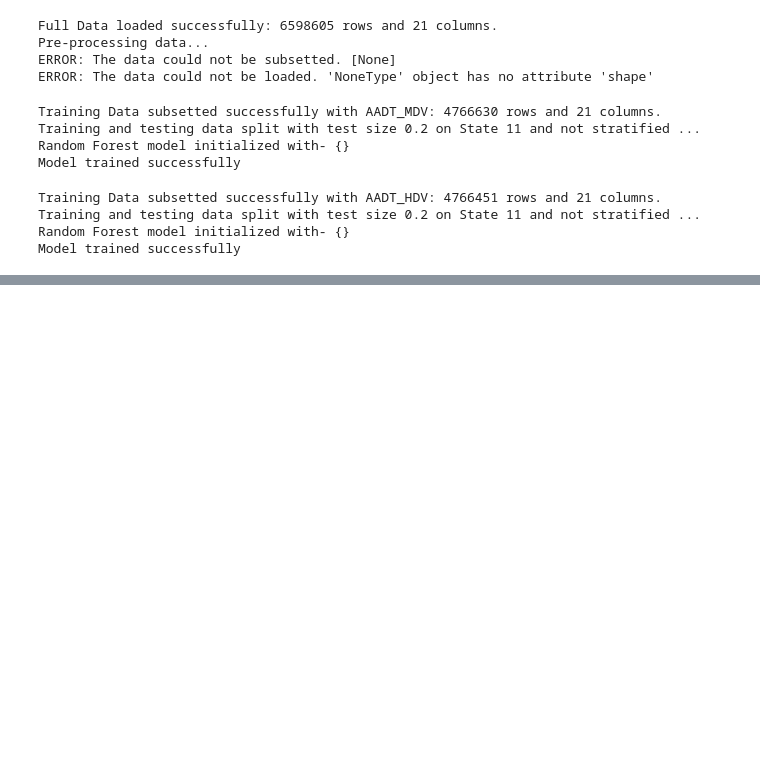
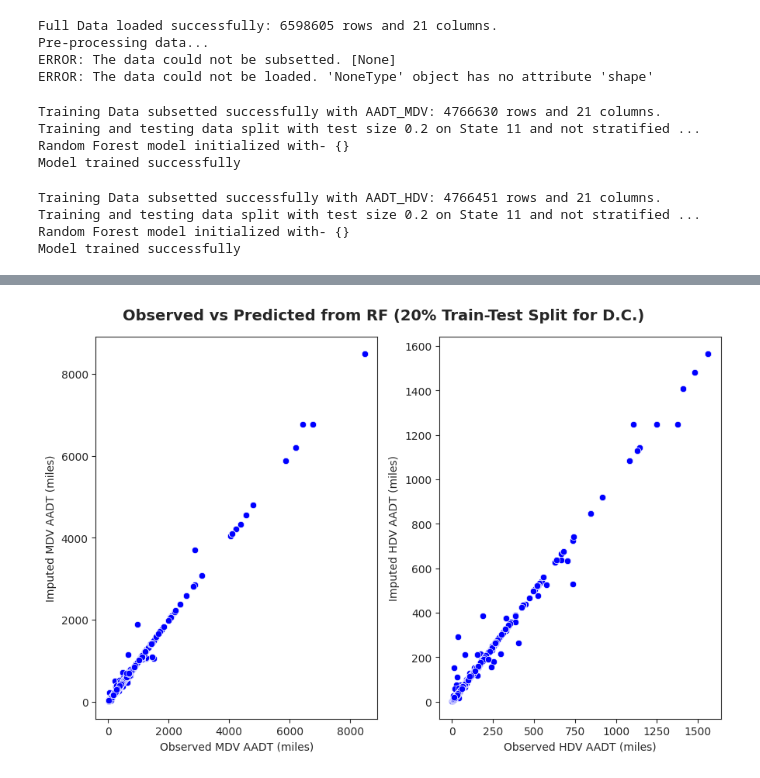
Before and after one commit to aviralchawla/HPMSTrafficData, a Jupyter notebook: src/aadt_ppc.ipynb, the cells around one changed output, grey strips where cells are left out. Saved outputs shown, nothing was run; the diff lists cells and outputs as text; code cells hidden in the pictures; blank space fills up the shorter version.

```diff
--- a/src/aadt_ppc.ipynb
+++ b/src/aadt_ppc.ipynb
@@ -226,0 +243,28 @@ plt.show()
+# %%
+# Set the style to a nicer font
+sns.set_style("ticks")
+
+# Create the scatter plot
+fig, (ax1, ax2) = plt.subplots(1, 2, figsize=(9, 6))
+
+# Scatter plot for MDV AADT
+sns.scatterplot(x=y_test_mdv, y=y_pred_mdv, color="blue", ax=ax1)
+ax1.set_xlabel('Observed MDV AADT (miles)')
+ax1.set_ylabel('Imputed MDV AADT (miles)')
+
+# Scatter plot for HDV AADT
+sns.scatterplot(x=y_test_hdv, y=y_pred_hdv, color="blue", ax=ax2)
+ax2.set_xlabel('Observed HDV AADT (miles)')
+ax2.set_ylabel('Imputed HDV AADT (miles)')
+
+# # Centered title
+fig.suptitle('Observed vs Predicted from Random Forest (20% Train-Test Split for D.C.)', fontsize=14, fontweight='bold')
+
+# Adjust the layout
+plt.tight_layout()
+
+plt.savefig("../figs/aadt_observedvpred.png")
+# Show the plot
+plt.show()
+# %% [output]
+[figure, added]
```
Also changed, not shown: parts of 6 cells of this notebook, 5 other files.
